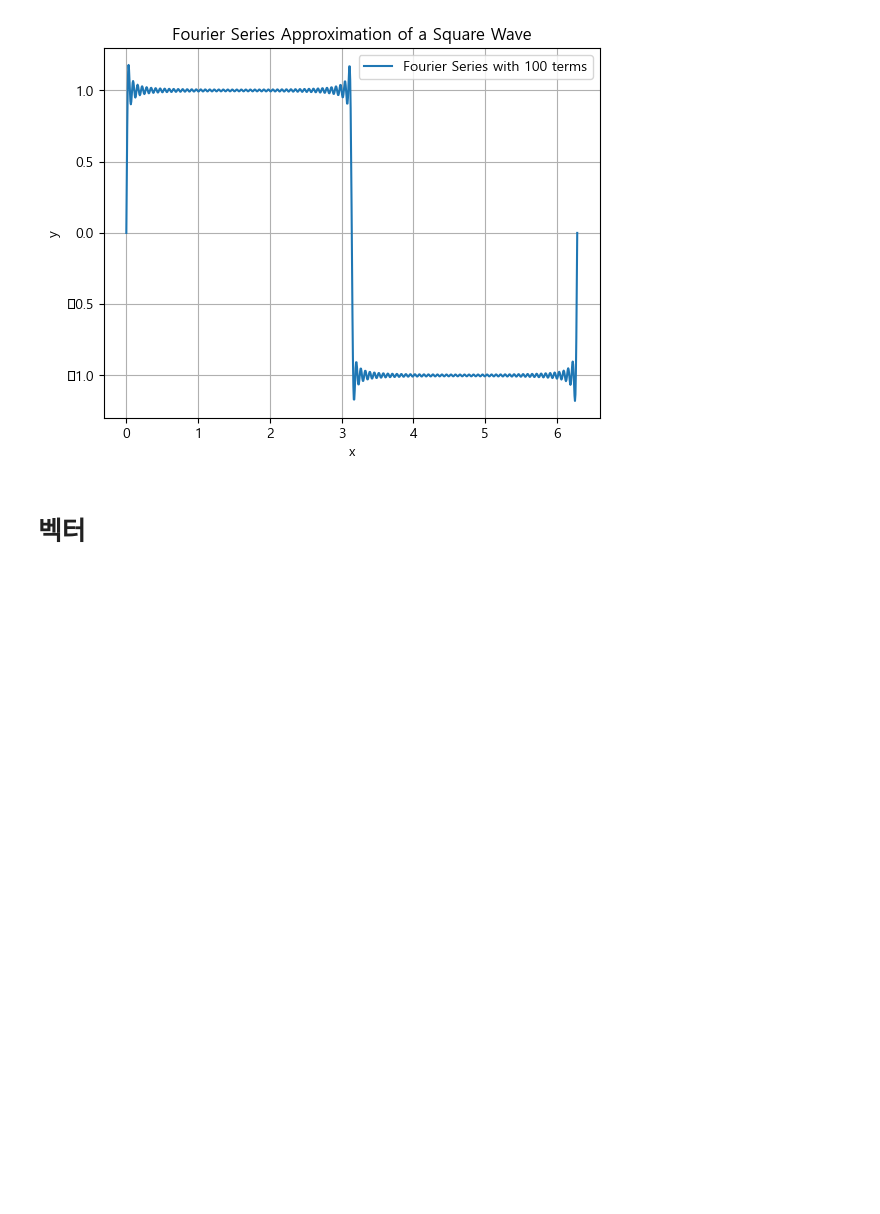
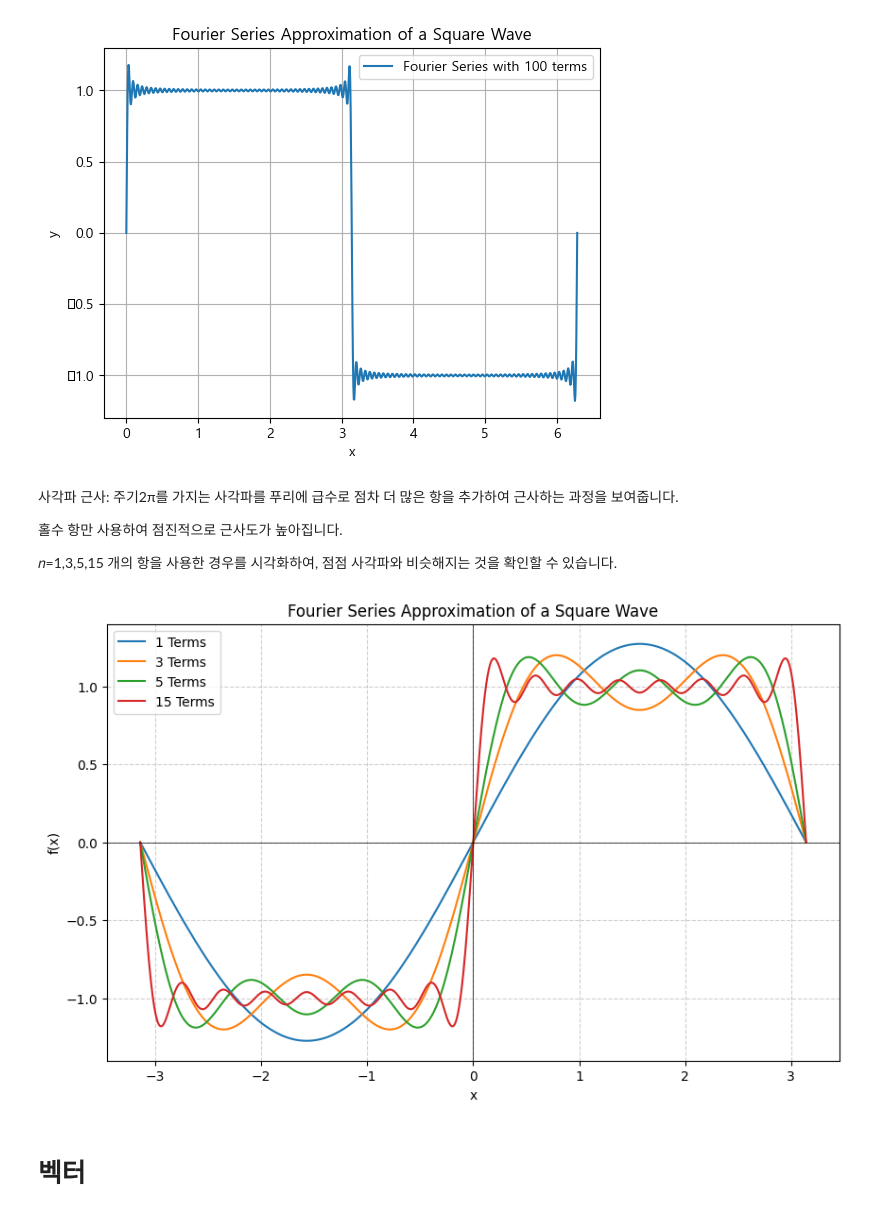
Before and after one commit to freejyb/Deep-learning, a Jupyter notebook: 딥러닝(수학1).ipynb, the cells around one changed output. Drawn from its saved outputs; the diff is of its cells as text; code cells hidden in the pictures; blank space fills up the shorter version.

```diff
--- a/딥러닝(수학1).ipynb
+++ b/딥러닝(수학1).ipynb
@@ -560,6 +560,43 @@ plt.legend()
 plt.show()
 # %% [output]
 [figure]
+# %% [markdown]
+사각파 근사: 주기2π를 가지는 사각파를 푸리에 급수로 점차 더 많은 항을 추가하여 근사하는 과정을 보여줍니다.
+
+홀수 항만 사용하여 점진적으로 근사도가 높아집니다.
+
+𝑛=1,3,5,15 개의 항을 사용한 경우를 시각화하여, 점점 사각파와 비슷해지는 것을 확인할 수 있습니다.
+# %%
+import numpy as np
+import matplotlib.pyplot as plt
+
+# Function to approximate a square wave using Fourier series
+def fourier_series_square_wave(x, n_terms=5):
+    result = np.zeros_like(x)
+    for n in range(1, n_terms + 1, 2):  # Only odd harmonics
+        result += (4 / np.pi) * (1 / n) * np.sin(n * x)
+    return result
+
+# Define the x values
+x = np.linspace(-np.pi, np.pi, 1000)
+
+# Plot the original square wave approximation with increasing terms
+plt.figure(figsize=(10, 6))
+for n_terms in [1, 3, 5, 15]:
+    y = fourier_series_square_wave(x, n_terms=n_terms)
+    plt.plot(x, y, label=f"{n_terms} Terms")
+
+# Plot settings
+plt.title("Fourier Series Approximation of a Square Wave")
+plt.xlabel("x")
+plt.ylabel("f(x)")
+plt.axhline(0, color='black', linewidth=0.5)
+plt.axvline(0, color='black', linewidth=0.5)
+plt.grid(True, linestyle='--', alpha=0.6)
+plt.legend()
+plt.show()
+# %% [output]
+[figure, added]
 # %% [markdown]
 # 벡터
 # %%
```
Also changed, not shown: parts of 9 cells of this notebook.
